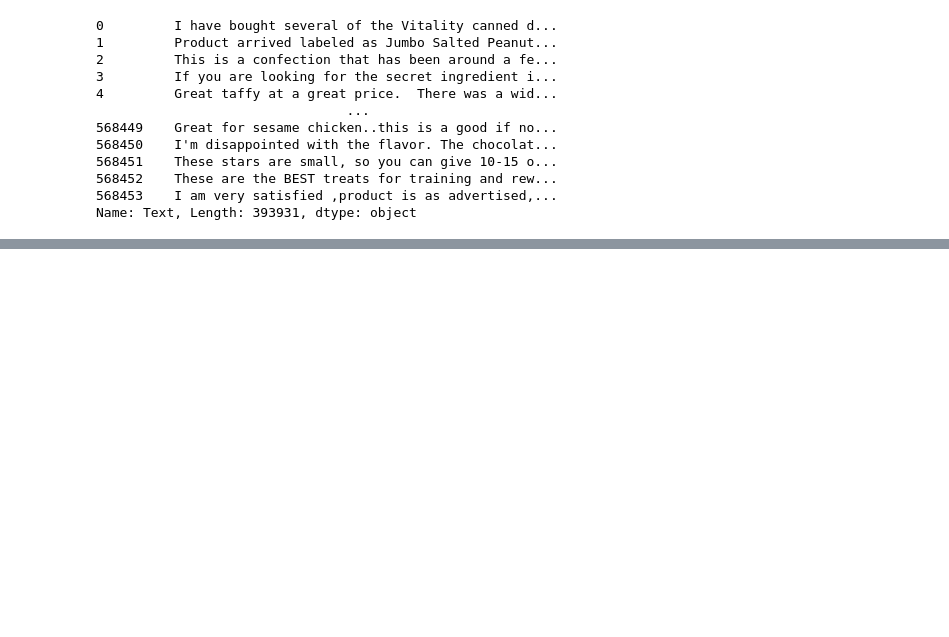
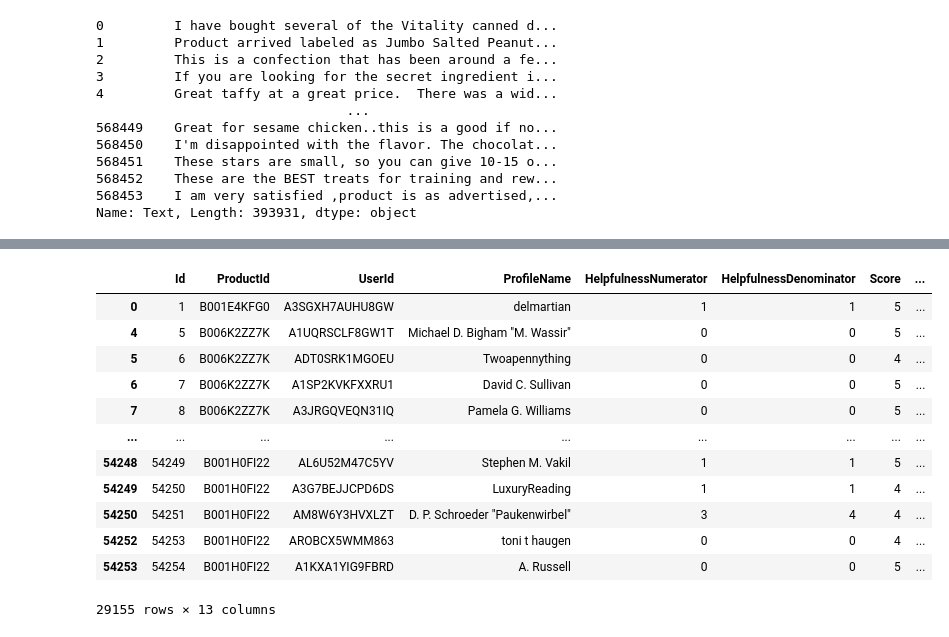
Before and after one commit to Sumetjutha/031_Real_Project_Analysis_Python, a Jupyter notebook: 005_Amazaon_Customers_Data_Analysis.ipynb, the cells around one changed output, grey strips where cells are left out. Saved outputs shown, nothing was run; the diff lists cells and outputs as text; code cells hidden in the pictures; blank space fills up the shorter version.

```diff
--- a/005_Amazaon_Customers_Data_Analysis.ipynb
+++ b/005_Amazaon_Customers_Data_Analysis.ipynb
@@ -700,0 +875,16 @@ data[['UserId', 'Text']]
+# %%
+sample[sample['polarity'] > 0]
+# %% [output]
+|  | Id | ProductId | UserId | ProfileName | HelpfulnessNumerator | HelpfulnessDenominator | Score | ... |
+| 0 | 1 | B001E4KFG0 | A3SGXH7AUHU8GW | delmartian | 1 | 1 | 5 | ... |
+| 4 | 5 | B006K2ZZ7K | A1UQRSCLF8GW1T | Michael D. Bigham "M. Wassir" | 0 | 0 | 5 | ... |
+| 5 | 6 | B006K2ZZ7K | ADT0SRK1MGOEU | Twoapennything | 0 | 0 | 4 | ... |
+| 6 | 7 | B006K2ZZ7K | A1SP2KVKFXXRU1 | David C. Sullivan | 0 | 0 | 5 | ... |
+| 7 | 8 | B006K2ZZ7K | A3JRGQVEQN31IQ | Pamela G. Williams | 0 | 0 | 5 | ... |
+| ... | ... | ... | ... | ... | ... | ... | ... | ... |
+| 54248 | 54249 | B001H0FI22 | AL6U52M47C5YV | Stephen M. Vakil | 1 | 1 | 5 | ... |
+| 54249 | 54250 | B001H0FI22 | A3G7BEJJCPD6DS | LuxuryReading | 1 | 1 | 4 | ... |
+| 54250 | 54251 | B001H0FI22 | AM8W6Y3HVXLZT | D. P. Schroeder "Paukenwirbel" | 3 | 4 | 4 | ... |
+| 54252 | 54253 | B001H0FI22 | AROBCX5WMM863 | toni t haugen | 0 | 0 | 4 | ... |
+| 54253 | 54254 | B001H0FI22 | A1KXA1YIG9FBRD | A. Russell | 0 | 0 | 5 | ... |
+29155 rows × 13 columns
```
Also changed, not shown: parts of 35 cells of this notebook.
